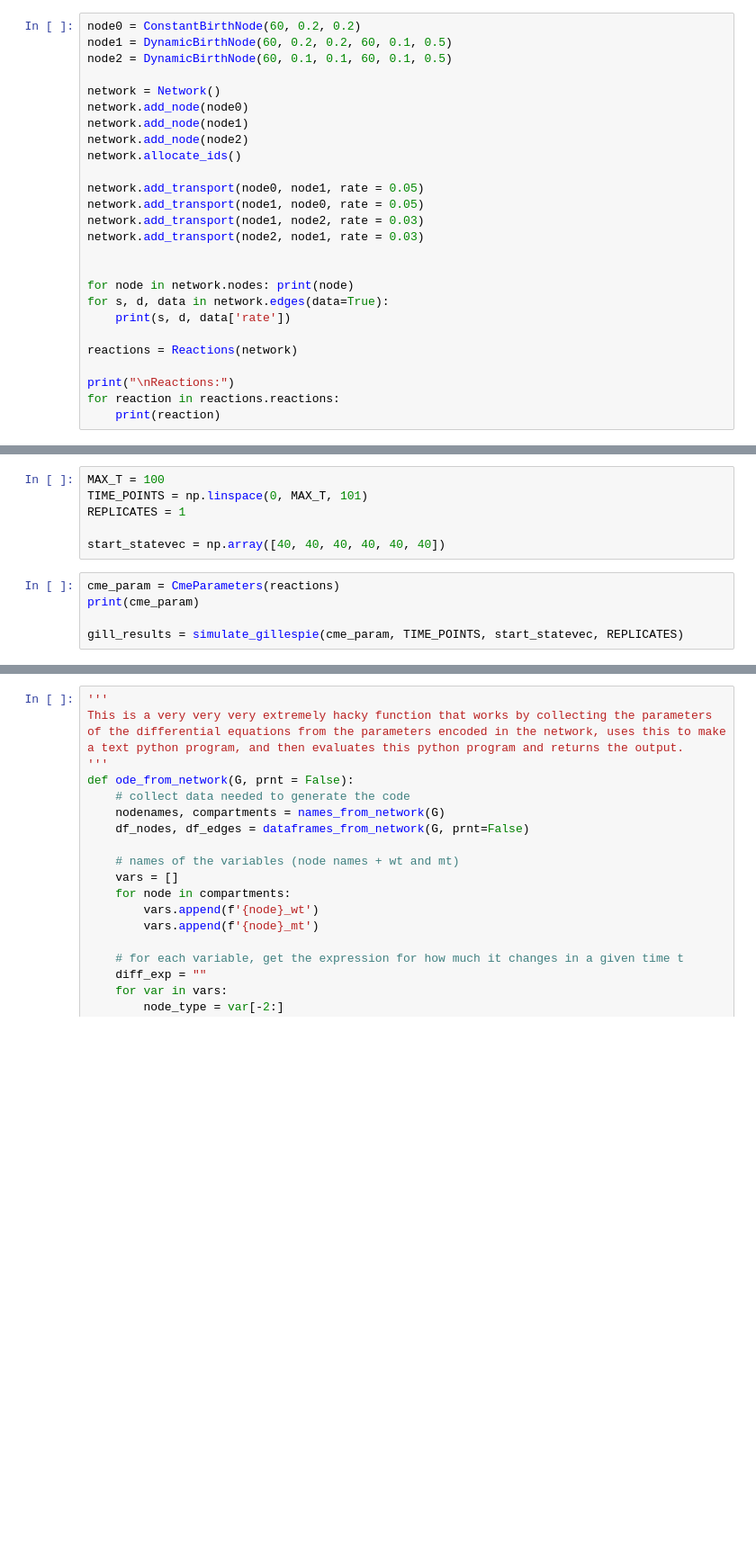
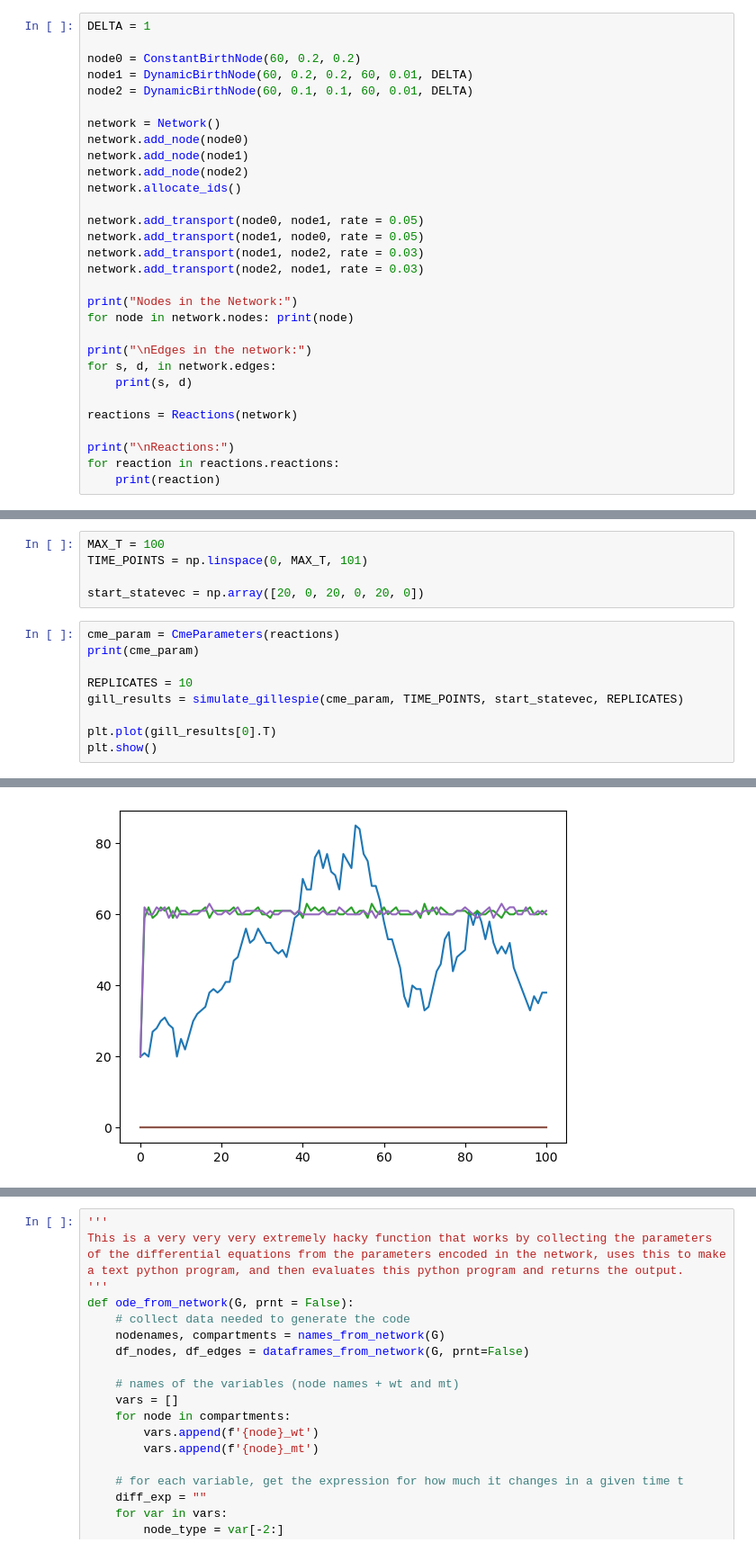
Before and after one commit to dkornai/ssd-simulator, a Jupyter notebook: demo.ipynb, the cells around one changed output, grey strips where cells are left out. Shown: that part at 90% size. Cells and saved outputs as stored; diff of their text form; blank space fills up the shorter version.

```diff
--- a/demo.ipynb
+++ b/demo.ipynb
@@ -7,7 +9,9 @@ from simulate import simulate_gillespie, simulate_ode
 # %%
+DELTA = 1
+
 node0 = ConstantBirthNode(60, 0.2, 0.2)
-node1 = DynamicBirthNode(60, 0.2, 0.2, 60, 0.1, 0.5)
-node2 = DynamicBirthNode(60, 0.1, 0.1, 60, 0.1, 0.5)
+node1 = DynamicBirthNode(60, 0.2, 0.2, 60, 0.01, DELTA)
+node2 = DynamicBirthNode(60, 0.1, 0.1, 60, 0.01, DELTA)
 
 network = Network()
 network.add_node(node0)
@@ -20,10 +24,12 @@ network.add_transport(node1, node0, rate = 0.05)
 network.add_transport(node1, node2, rate = 0.03)
 network.add_transport(node2, node1, rate = 0.03)
 
+print("Nodes in the Network:")
+for node in network.nodes: print(node)
 
-for node in network.nodes: print(node)
-for s, d, data in network.edges(data=True):
-    print(s, d, data['rate'])
+print("\nEdges in the network:")
+for s, d, in network.edges:
+    print(s, d)
 
 reactions = Reactions(network)
 
@@ -51,14 +57,17 @@ TransportReaction(variable:n2_t1, state_i:5, sourceid: 2, destid: 1, rate:0.03)
 # %%
 MAX_T = 100
 TIME_POINTS = np.linspace(0, MAX_T, 101)
-REPLICATES = 1
 
-start_statevec = np.array([40, 40, 40, 40, 40, 40])
+start_statevec = np.array([20, 0, 20, 0, 20, 0])
 # %%
 cme_param = CmeParameters(reactions)
 print(cme_param)
 
+REPLICATES = 10
 gill_results = simulate_gillespie(cme_param, TIME_POINTS, start_statevec, REPLICATES)
+
+plt.plot(gill_results[0].T)
+plt.show()
 # %% [output]
 Reaction Matrix:
 [[ 1  0  0  0  0  0]
@@ -78,2 +87,3 @@ Reaction Matrix:
 
 Simulating using gillespie...
+[figure, added]
```
Also changed, not shown: parts of 6 cells of this notebook, 2 other files.
